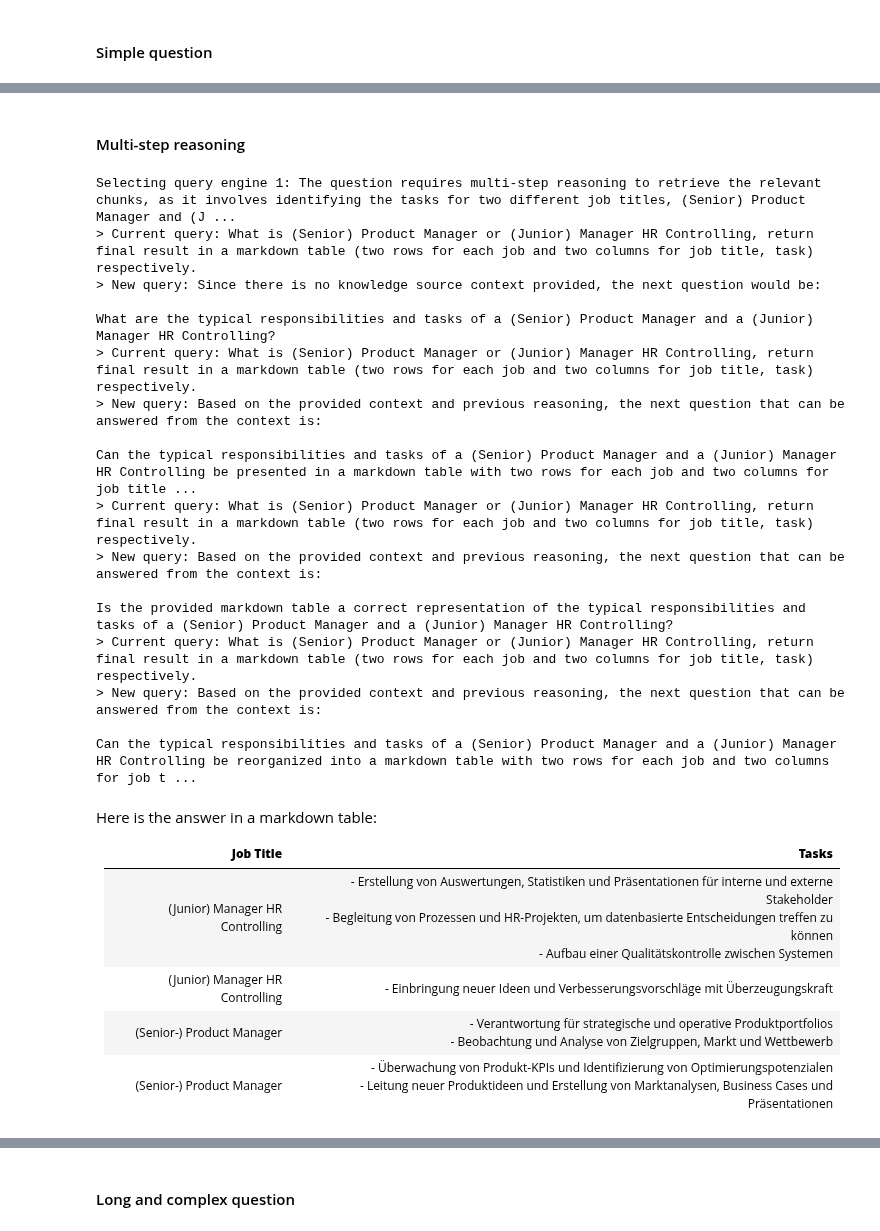
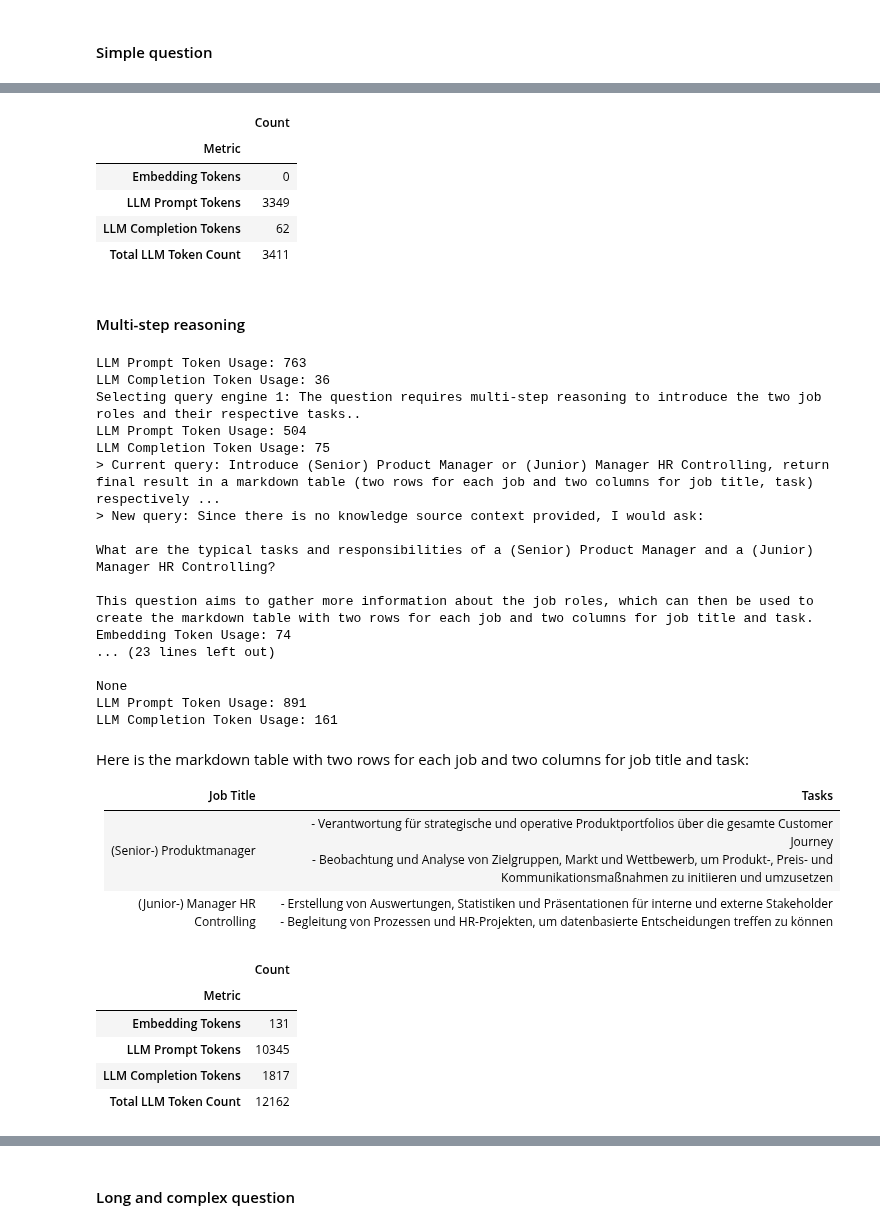
Before and after one commit to XinyueZ/chat-your-doc, a Jupyter notebook: notebooks/llamaindex_query_router.ipynb, the cells around one changed output, grey strips where cells are left out. Drawn from its saved outputs; the diff is of its cells as text; code cells hidden in the pictures.

```diff
--- a/notebooks/llamaindex_query_router.ipynb
+++ b/notebooks/llamaindex_query_router.ipynb
@@ -502,35 +569,51 @@ Hallo! Ich habe Daten über die Hermes Gruppe, einem Logistikunternehmen. Meine
+# %%
+get_df_token_counter(token_counter)
+# %% [output]
+|  | Count |
+| Metric |  |
+| Embedding Tokens | 0 |
+| LLM Prompt Tokens | 3349 |
+| LLM Completion Tokens | 62 |
+| Total LLM Token Count | 3411 |
 # %% [markdown]
 #### Multi-step reasoning
 # %%
-normal_query = "What is (Senior) Product Manager or (Junior) Manager HR Controlling, return final result in a markdown table (two rows for each job and two columns for job title, task) respectively."
+normal_query = "Introduce (Senior) Product Manager or (Junior) Manager HR Controlling, return final result in a markdown table (two rows for each job and two columns for job title, task) respectively."
 route_res = router_query_engine.query(normal_query)
 Markdown(route_res.response)
 # %% [output]
-Selecting query engine 1: The question requires multi-step reasoning to retrieve the relevant chunks, as it involves identifying the tasks for two different job titles, (Senior) Product Manager and (J ...
-> Current query: What is (Senior) Product Manager or (Junior) Manager HR Controlling, return final result in a markdown table (two rows for each job and two columns for job title, task) respectively.
-> New query: Since there is no knowledge source context provided, the next question would be:
+LLM Prompt Token Usage: 763
+LLM Completion Token Usage: 36
+Selecting query engine 1: The question requires multi-step reasoning to introduce the two job roles and their respective tasks..
+LLM Prompt Token Usage: 504
+LLM Completion Token Usage: 75
+> Current query: Introduce (Senior) Product Manager or (Junior) Manager HR Controlling, return final result in a markdown table (two rows for each job and two columns for job title, task) respectively ...
+> New query: Since there is no knowledge source context provided, I would ask:
 
-What are the typical responsibilities and tasks of a (Senior) Product Manager and a (Junior) Manager HR Controlling?
-> Current query: What is (Senior) Product Manager or (Junior) Manager HR Controlling, return final result in a markdown table (two rows for each job and two columns for job title, task) respectively.
-> New query: Based on the provided context and previous reasoning, the next question that can be answered from the context is:
+What are the typical tasks and responsibilities of a (Senior) Product Manager and a (Junior) Manager HR Controlling?
 
-Can the typical responsibilities and tasks of a (Senior) Product Manager and a (Junior) Manager HR Controlling be presented in a markdown table with two rows for each job and two columns for job title ...
-> Current query: What is (Senior) Product Manager or (Junior) Manager HR Controlling, return final result in a markdown table (two rows for each job and two columns for job title, task) respectively.
-> New query: Based on the provided context and previous reasoning, the next question that can be answered from the context is:
+This question aims to gather more information about the job roles, which can then be used to create the markdown table with two rows for each job and two columns for job title and task.
+Embedding Token Usage: 74
+... (23 lines left out)
 
-Is the provided markdown table a correct representation of the typical responsibilities and tasks of a (Senior) Product Manager and a (Junior) Manager HR Controlling?
-> Current query: What is (Senior) Product Manager or (Junior) Manager HR Controlling, return final result in a markdown table (two rows for each job and two columns for job title, task) respectively.
-> New query: Based on the provided context and previous reasoning, the next question that can be answered from the context is:
-
-Can the typical responsibilities and tasks of a (Senior) Product Manager and a (Junior) Manager HR Controlling be reorganized into a markdown table with two rows for each job and two columns for job t ...
+None
+LLM Prompt Token Usage: 891
+LLM Completion Token Usage: 161
-Here is the answer in a markdown table:
+Here is the markdown table with two rows for each job and two columns for job title and task:
 
-| **Job Title** | **Tasks** |
+| Job Title | Tasks |
 | --- | --- |
-| (Junior) Manager HR Controlling | - Erstellung von Auswertungen, Statistiken und Präsentationen für interne und externe Stakeholder<br>- Begleitung von Prozessen und HR-Projekten, um datenbasierte Entscheidungen treffen zu können<br>- Aufbau einer Qualitätskontrolle zwischen Systemen |
-| (Junior) Manager HR Controlling | - Einbringung neuer Ideen und Verbesserungsvorschläge mit Überzeugungskraft |
-| (Senior-) Product Manager | - Verantwortung für strategische und operative Produktportfolios<br>- Beobachtung und Analyse von Zielgruppen, Markt und Wettbewerb |
-| (Senior-) Product Manager | - Überwachung von Produkt-KPIs und Identifizierung von Optimierungspotenzialen<br>- Leitung neuer Produktideen und Erstellung von Marktanalysen, Business Cases und Präsentationen |
+| (Senior-) Produktmanager | - Verantwortung für strategische und operative Produktportfolios über die gesamte Customer Journey<br>- Beobachtung und Analyse von Zielgruppen, Markt und Wettbewerb, um Produkt-, Preis- und Kommunikationsmaßnahmen zu initiieren und umzusetzen |
+| (Junior-) Manager HR Controlling | - Erstellung von Auswertungen, Statistiken und Präsentationen für interne und externe Stakeholder<br>- Begleitung von Prozessen und HR-Projekten, um datenbasierte Entscheidungen treffen zu können |
+# %%
+get_df_token_counter(token_counter)
+# %% [output]
+|  | Count |
+| Metric |  |
+| Embedding Tokens | 131 |
+| LLM Prompt Tokens | 10345 |
+| LLM Completion Tokens | 1817 |
+| Total LLM Token Count | 12162 |
 # %%
 lc_res = lc_query_engine.query(normal_query)
 Markdown(lc_res.response)
```
Also changed, not shown: parts of 18 cells of this notebook.
